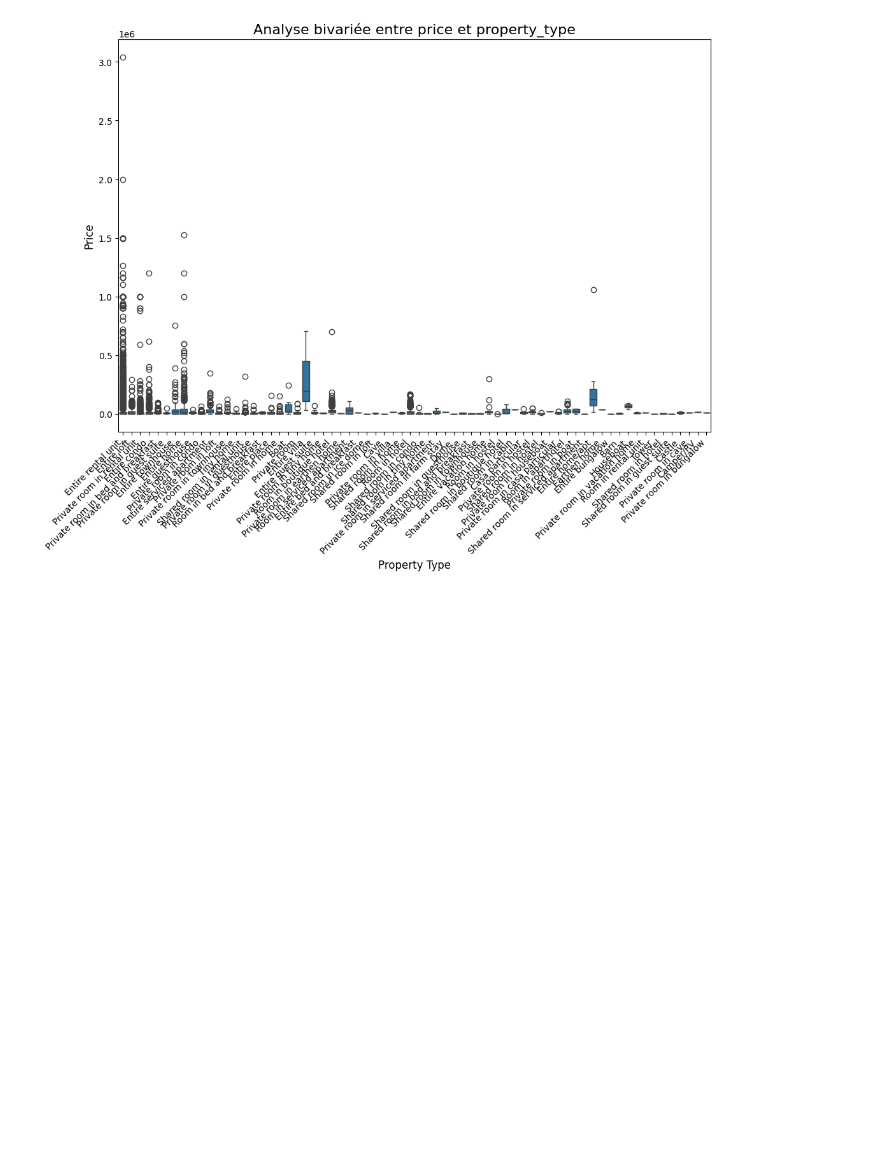
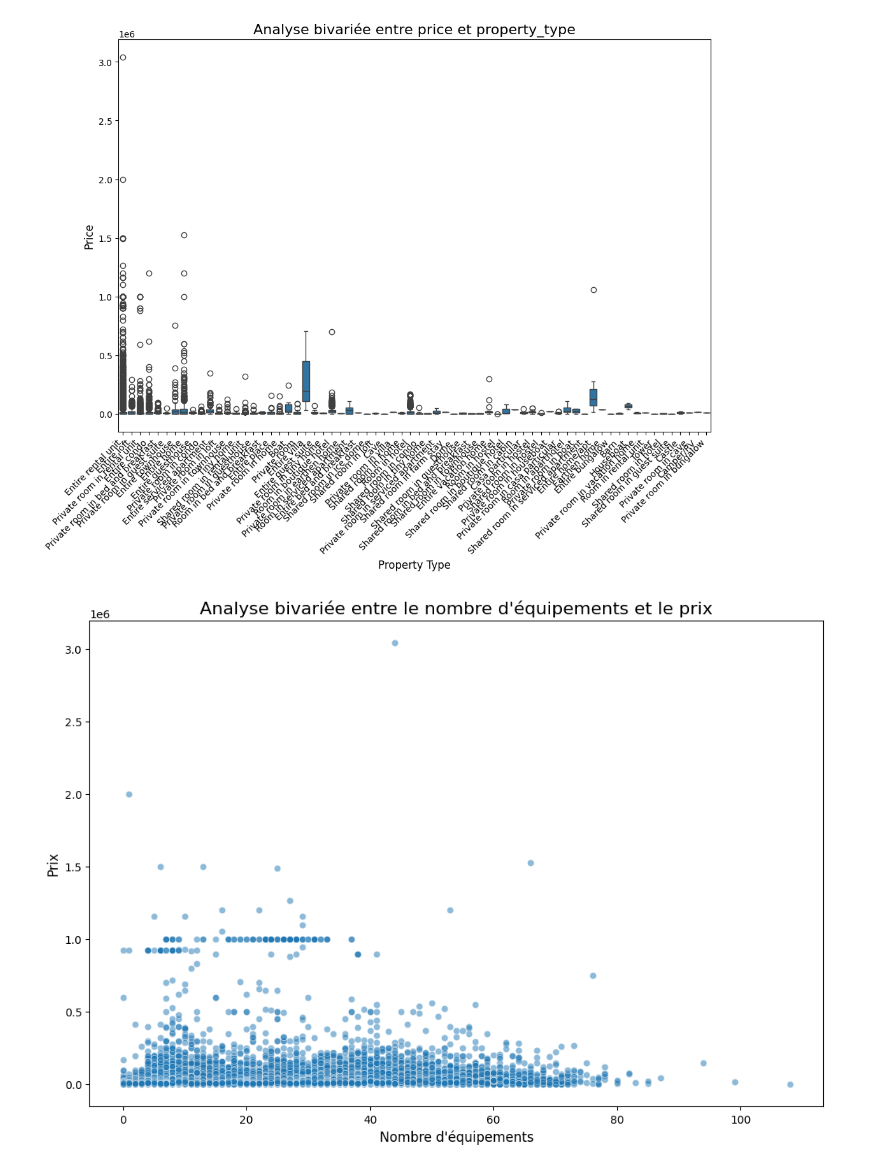
Before and after one commit to Yohannkp/AirBnb-ML-IPSSI, a Jupyter notebook: tp.ipynb, the cells around one changed output. Cells and saved outputs as stored; diff of their text form; code cells hidden in the pictures; blank space fills up the shorter version.

```diff
--- a/tp.ipynb
+++ b/tp.ipynb
@@ -502,3 +521,20 @@ plt.ylabel("Price", fontsize=12)
 plt.show()
 # %% [output]
 [figure]
+# %%
+# Compter le nombre d'équipements pour chaque logement
+df['amenities_count'] = df['amenities'].apply(lambda x: len(eval(x)))
+
+# Analyse bivariée entre amenities_count et price
+plt.figure(figsize=(12, 8))
+sns.scatterplot(x='amenities_count', y='price', data=df, alpha=0.5)
+
+# Ajouter un titre et des labels
+plt.title("Analyse bivariée entre le nombre d'équipements et le prix", fontsize=16)
+plt.xlabel("Nombre d'équipements", fontsize=12)
+plt.ylabel("Prix", fontsize=12)
+
+# Afficher le graphique
+plt.show()
+# %% [output]
+[figure, added]
```
Also changed, not shown: parts of 19 cells of this notebook.
